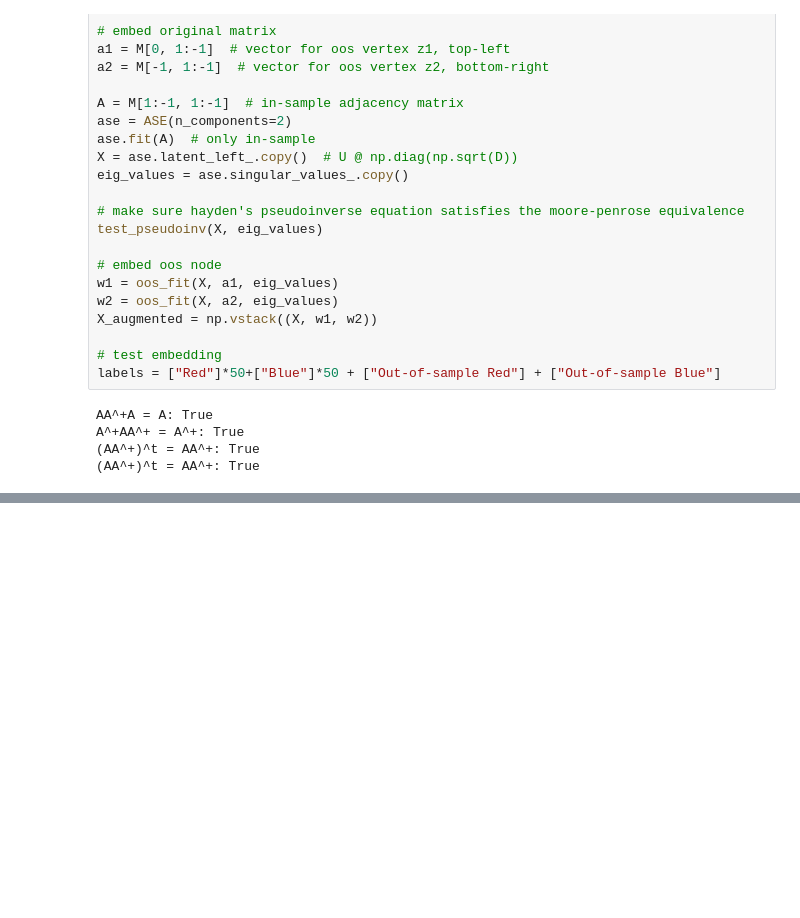
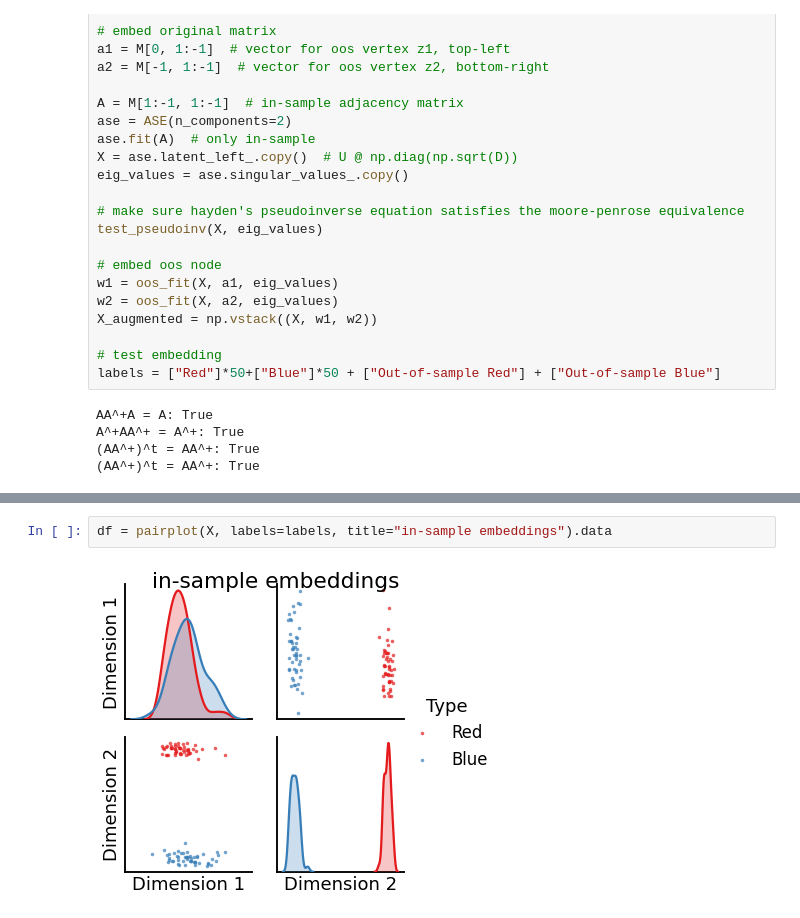
Before and after one commit to loftusa/graspy-personal, a Jupyter notebook: notebooks/oos_sim.ipynb, the cells around one changed output, grey strips where cells are left out. Drawn from its saved outputs; the diff is of its cells as text; blank space fills up the shorter version.

```diff
--- a/notebooks/oos_sim.ipynb
+++ b/notebooks/oos_sim.ipynb
@@ -75,2 +76,6 @@ plt.savefig("../figs/SBM.png", dpi=600)
+# %%
+df = pairplot(X, labels=labels, title="in-sample embeddings").data
+# %% [output]
+[figure, added]
 # %%
 labels = ["Red"]*50+["Blue"]*50
```
Also changed, not shown: parts of 5 cells of this notebook, 4 other files.
